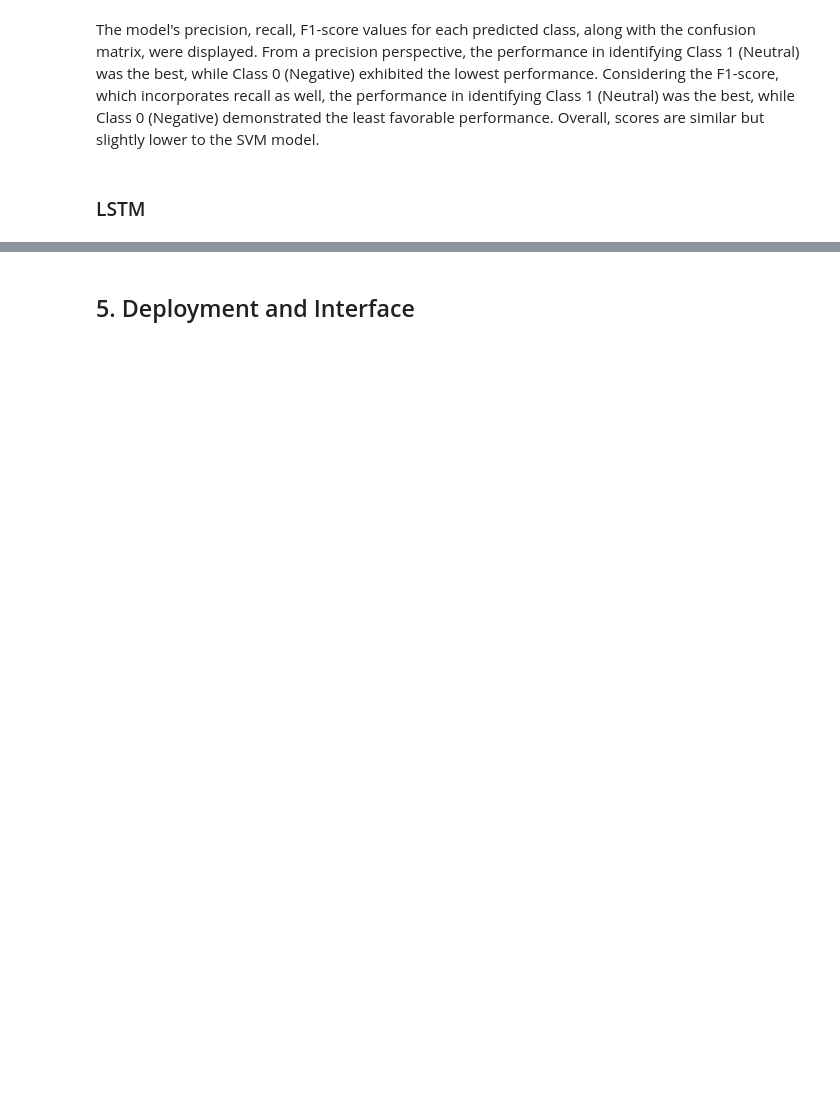
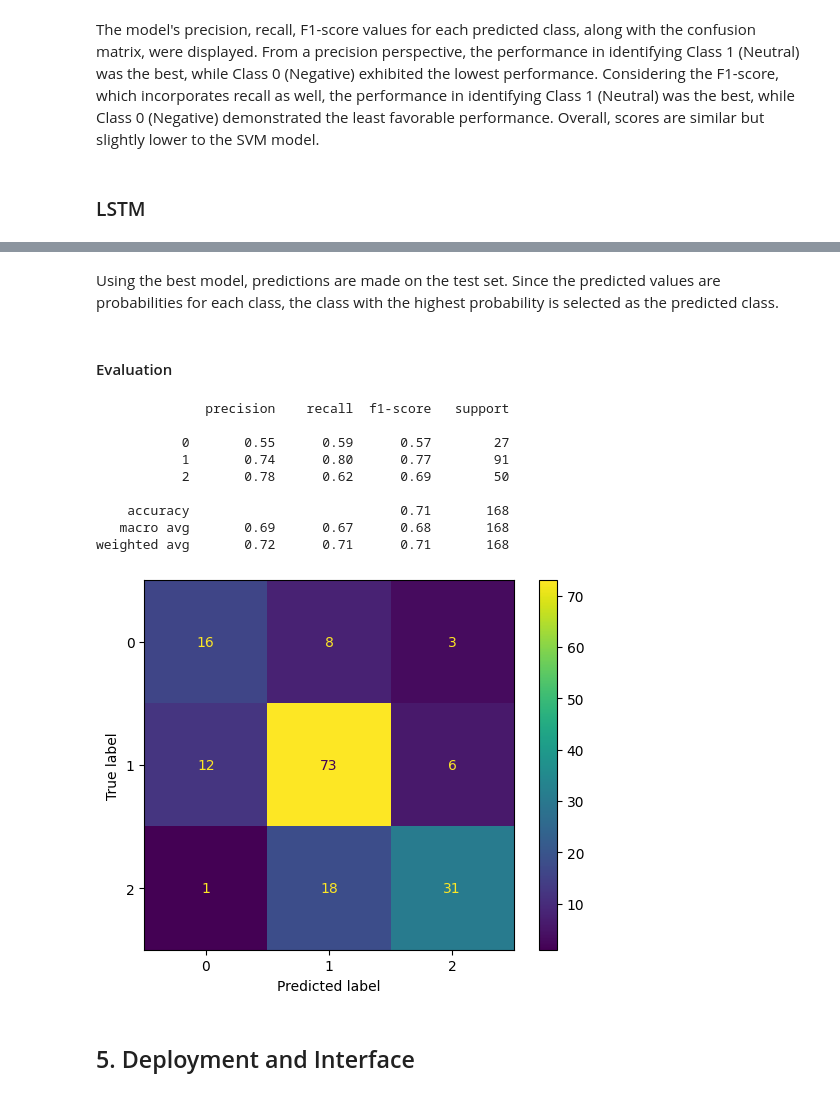
Before and after one commit to coachlivinglegend/PROG8245Project, a Jupyter notebook: Documentation.ipynb, the cells around one changed output, grey strips where cells are left out. Drawn from its saved outputs; the diff is of its cells as text; code cells hidden in the pictures; blank space fills up the shorter version.

```diff
--- a/Documentation.ipynb
+++ b/Documentation.ipynb
@@ -1311,3 +1455,2 @@ plt.show()
 # %%
-best_model = load_model('./models/best-lstm.keras')
-best_model.summary()
+best_lstm_model = load_model('./models/best-lstm.keras')
@@ -1453,0 +1461,11 @@ weighted avg       0.72      0.71      0.71       168
+# %%
+test_loss, test_acc = best_lstm_model.evaluate(X_test_lstm, y_test_encoded)
+print('Test Accuracy:', test_acc)
+
+# Evaluate the model on the test set
+y_pred_bert_lstm = best_lstm_model.predict(X_test_lstm)
+
+# Convert the predicted probabilities to class labels
+y_pred_lstm_class = y_pred_bert_lstm.argmax(axis=1)
+
+y_test_lstm = np.argmax(y_test_encoded, axis=1)
@@ -1454,2 +1475,24 @@ weighted avg       0.72      0.71      0.71       168
+# %% [markdown]
+Using the best model, predictions are made on the test set. Since the predicted values are probabilities for each class, the class with the highest probability is selected as the predicted class.
+# %% [markdown]
+#### Evaluation
+# %%
+# Confusion matrix
+cm_bert_lstm = confusion_matrix(y_test_lstm, y_pred_lstm_class)
+conf_matrix_display = ConfusionMatrixDisplay(cm_bert_lstm, display_labels=[0, 1, 2])
+conf_matrix_display.plot()
+
+print(classification_report(y_test_lstm, y_pred_lstm_class))
+# %% [output]
+              precision    recall  f1-score   support
+
+           0       0.55      0.59      0.57        27
+           1       0.74      0.80      0.77        91
+           2       0.78      0.62      0.69        50
+
+    accuracy                           0.71       168
+   macro avg       0.69      0.67      0.68       168
+weighted avg       0.72      0.71      0.71       168
+[figure, added]
 # %% [markdown]
 ## 5. Deployment and Interface
```
Also changed, not shown: parts of 111 cells of this notebook, 4 other files.
